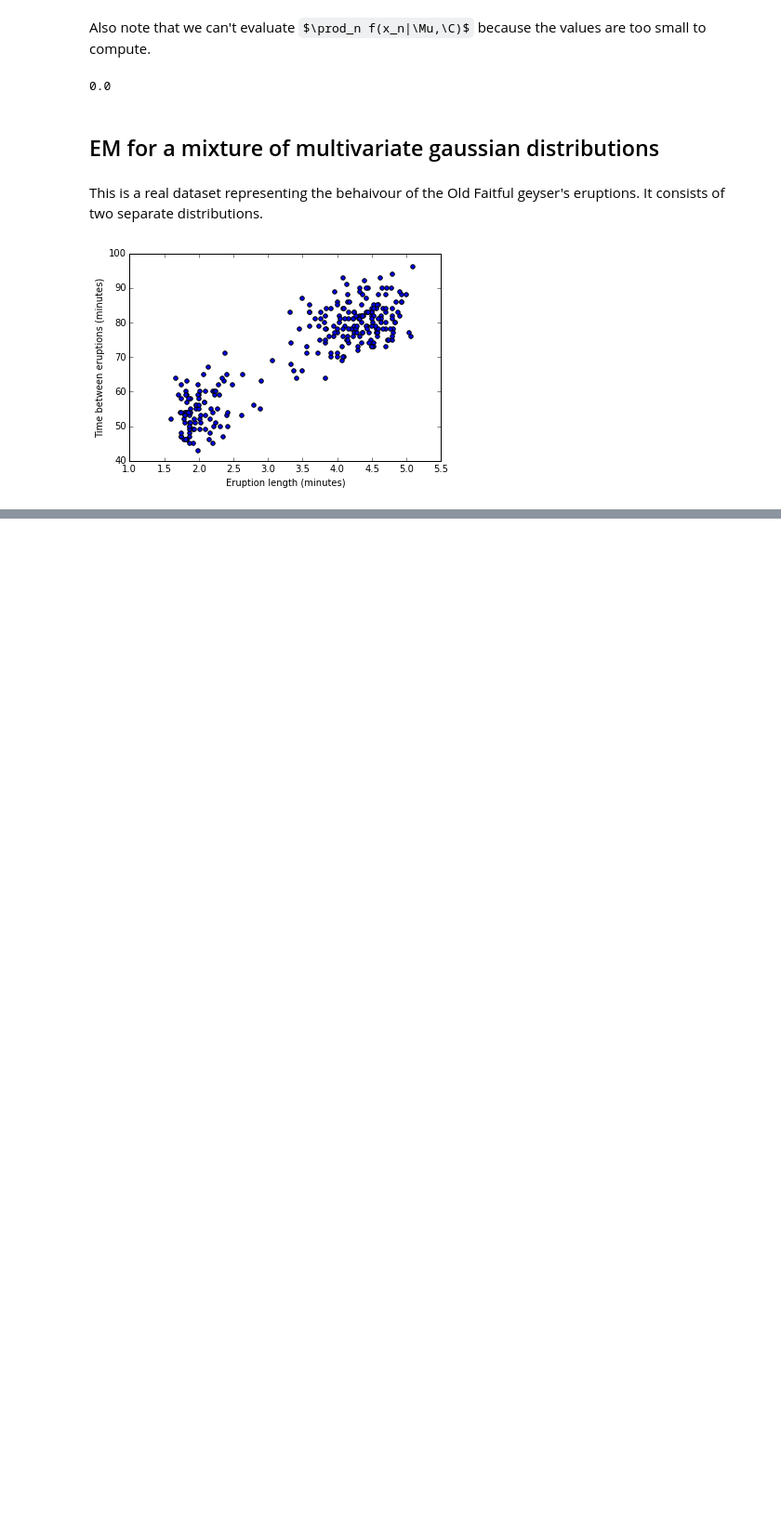
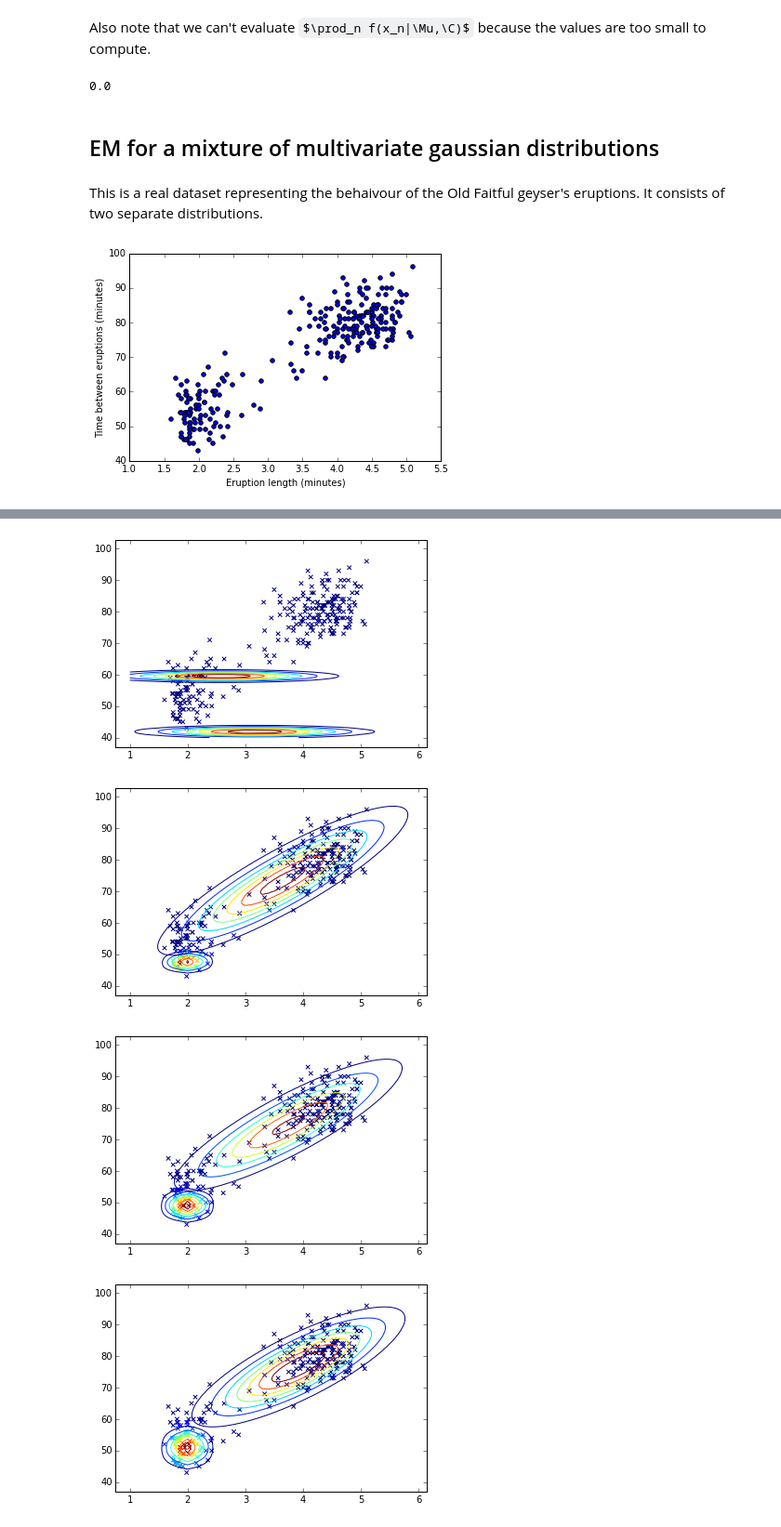
Before and after one commit to Spacerat/Jupyter-Notebooks, a Jupyter notebook: Machine Learning Notes/Expectation Maximisation.ipynb, the cells around one changed output, grey strips where cells are left out. Shown: that part at 93% size. Saved outputs shown, nothing was run; the diff lists cells and outputs as text; code cells hidden in the pictures; some formulas as TeX source; blank space fills up the shorter version.

```diff
--- a/Machine Learning Notes/Expectation Maximisation.ipynb
+++ b/Machine Learning Notes/Expectation Maximisation.ipynb
@@ -178,21 +182,48 @@ def T(x, j, params):
     bottom = np.sum(p.w * normalPDF(x, p.mu, p.sigma)
                     for p in params)
     return top / bottom
+# %%
+def plotMixture(X, params):
+    # Plot the data
+    plt.scatter(X[:,0], X[:,1], marker='x', c=NormalPDF(X, params[0].mu, params[0].sigma))
+    # Plot the contour of the estimated gaussian distribution
+    x, y = np.mgrid[1:6:0.5, 40:100:0.1]
+    xflat = x.flatten()
+    yflat = y.flatten().T
+    Z = NormalPDF(np.vstack((xflat, yflat)).T, params[0].mu, params[0].sigma)
+    Z = Z.reshape(x.shape)
+    plt.contour(x, y, Z)
+
+    x, y = np.mgrid[1:6:0.1, 40:100:0.1]
+    xflat = x.flatten()
+    yflat = y.flatten().T
+    Z = NormalPDF(np.vstack((xflat, yflat)).T, params[1].mu, params[1].sigma)
+    Z = Z.reshape(x.shape)
+
+    plt.contour(x, y, Z)
+    plt.show()
 # %%
 
 def next_params(X, k, params):
-    Ts = [T(x, k, params) for x in X]
-    sumTs = np.sum(Ts)
-    next_mu = np.sum(t*x for t, x in zip(Ts, X)) / sumTs
+    T_n = [T(x, k, params) for x in X]
+    sumTs = np.sum(T_n)
+    next_mu = np.sum(t*x for t, x in zip(T_n, X)) / sumTs
     next_w = sumTs / len(X)
-    next_sigma = (Ts*(X - next_mu).T).dot((X - next_mu)) / sumTs
+    next_sigma = (T_n*(X - next_mu).T).dot((X - next_mu)) / sumTs
 
     return Theta(next_w, next_mu, next_sigma)
 
 params = [
-    Theta(0.5, [1, 70], np.eye(2)),
-    Theta(0.5, [5, 70], np.eye(2)),
+    Theta(0.5, [np.random.uniform(2, 5), np.random.uniform(40, 100)], np.eye(2)),
+    Theta(0.5, [np.random.uniform(2, 5), np.random.uniform(40, 100)], np.eye(2)),
 ]
 
+plotMixture(X, params)
 for iter in range(5):
     params = [next_params(X, k, params) for k in range(len(params))]
+    plotMixture(X, params)
+# %% [output]
+[figure, added]
+[figure, added]
+[figure, added]
+[figure, added]
```
Also changed, not shown: parts of 12 cells of this notebook.
